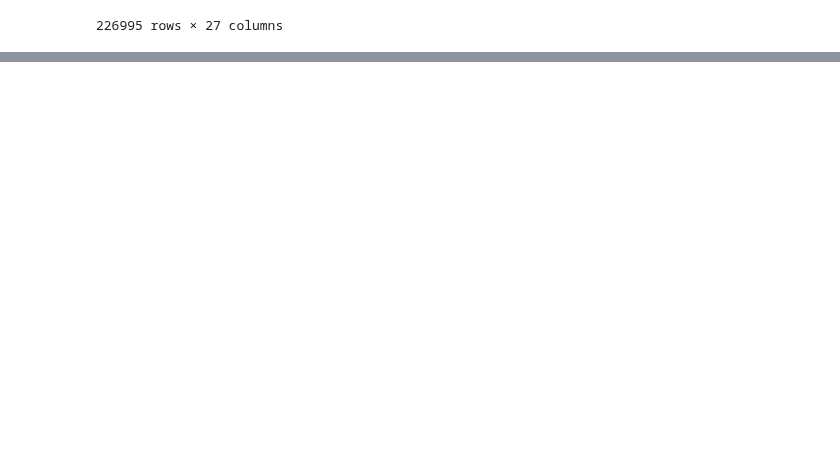
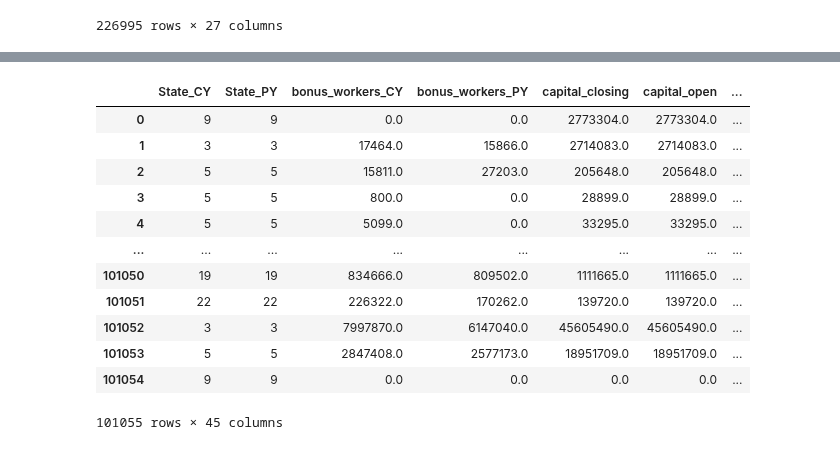
Before and after one commit to kabeerbora/1980s_delin, a Jupyter notebook: 1980s_delicensing.ipynb, the cells around one changed output, grey strips where cells are left out. Drawn from its saved outputs; the diff is of its cells as text; code cells hidden in the pictures; blank space fills up the shorter version.

```diff
--- a/1980s_delicensing.ipynb
+++ b/1980s_delicensing.ipynb
@@ -644,3 +655,7 @@ df['identifier'] = df['nic_code'].astype(str) + '_' + df['ownership_code_unique'
 | 566259 | DAMAN & DIU | 36216.0 | 9730.0 | Wholly State and/or Local Government | Others | Census | 1.0 | ... |
 | 566260 | DAMAN & DIU | 36204.0 | 9790.0 | Wholly Private Enterprise | Private Limited Company | Census | 1.0 | ... |
 226995 rows × 27 columns
+# %%
+import pandas as pd
+df = pd.read_csv('/content/drive/MyDrive/data_economics_research/jan_weber_kabeer_bora/1976_1988_allfirms.csv')
+df
@@ -646,0 +676,37 @@ df['identifier'] = df['nic_code'].astype(str) + '_' + df['ownership_code_unique'
+# %%
+metric_columns = ["capital_open", "capital_closing", "work_cap_open", "work_cap_close", "outstanding_open", "outstanding_close", "semi_open", "semi_close"]
+filter_df = df[df['year'].isin(['1979_1980', '1980_1981', '1981_1982', '1982_1983', '1983_1984', '1984_1985', '1985_1986', '1986_1987'])].copy()
+CY_df = filter_df.copy().sort_values(by=['year', 'identifier', 'year_initial'] + metric_columns)
+CY_df = CY_df[CY_df['year']!='1979_1980'].reset_index()
+CY_df = CY_df.drop(["capital_closing", "work_cap_close", "outstanding_close", "semi_close"], axis=1)
+
+PY_df = filter_df.copy().sort_values(by=['year', 'identifier', 'year_initial'] + metric_columns)
+PY_df = PY_df[PY_df['year']!='1986_1987'].reset_index(drop=True)
+PY_df = PY_df.drop(["capital_open", "work_cap_open", "outstanding_open", "semi_open"], axis=1)
+
+
+df_merge = pd.merge(
+    left=CY_df,
+    right=PY_df,
+    how='inner',
+    left_on = ['identifier', 'year_initial', "capital_open", "work_cap_open", "outstanding_open", "semi_open"],
+    right_on = ['identifier', 'year_initial', "capital_closing", "work_cap_close", "outstanding_close", "semi_close"],
+    suffixes = ['_CY', "_PY"]
+)
+df_merge = df_merge[sorted(df_merge.columns)]
+print(df_merge.shape)
+df_merge.head()
+# %% [output]
+|  | State_CY | State_PY | bonus_workers_CY | bonus_workers_PY | capital_closing | capital_open | ... |
+| 0 | 9 | 9 | 0.0 | 0.0 | 2773304.0 | 2773304.0 | ... |
+| 1 | 3 | 3 | 17464.0 | 15866.0 | 2714083.0 | 2714083.0 | ... |
+| 2 | 5 | 5 | 15811.0 | 27203.0 | 205648.0 | 205648.0 | ... |
+| 3 | 5 | 5 | 800.0 | 0.0 | 28899.0 | 28899.0 | ... |
+| 4 | 5 | 5 | 5099.0 | 0.0 | 33295.0 | 33295.0 | ... |
+| ... | ... | ... | ... | ... | ... | ... | ... |
+| 101050 | 19 | 19 | 834666.0 | 809502.0 | 1111665.0 | 1111665.0 | ... |
+| 101051 | 22 | 22 | 226322.0 | 170262.0 | 139720.0 | 139720.0 | ... |
+| 101052 | 3 | 3 | 7997870.0 | 6147040.0 | 45605490.0 | 45605490.0 | ... |
+| 101053 | 5 | 5 | 2847408.0 | 2577173.0 | 18951709.0 | 18951709.0 | ... |
+| 101054 | 9 | 9 | 0.0 | 0.0 | 0.0 | 0.0 | ... |
+101055 rows × 45 columns
```
Also changed, not shown: parts of 5 cells of this notebook.
